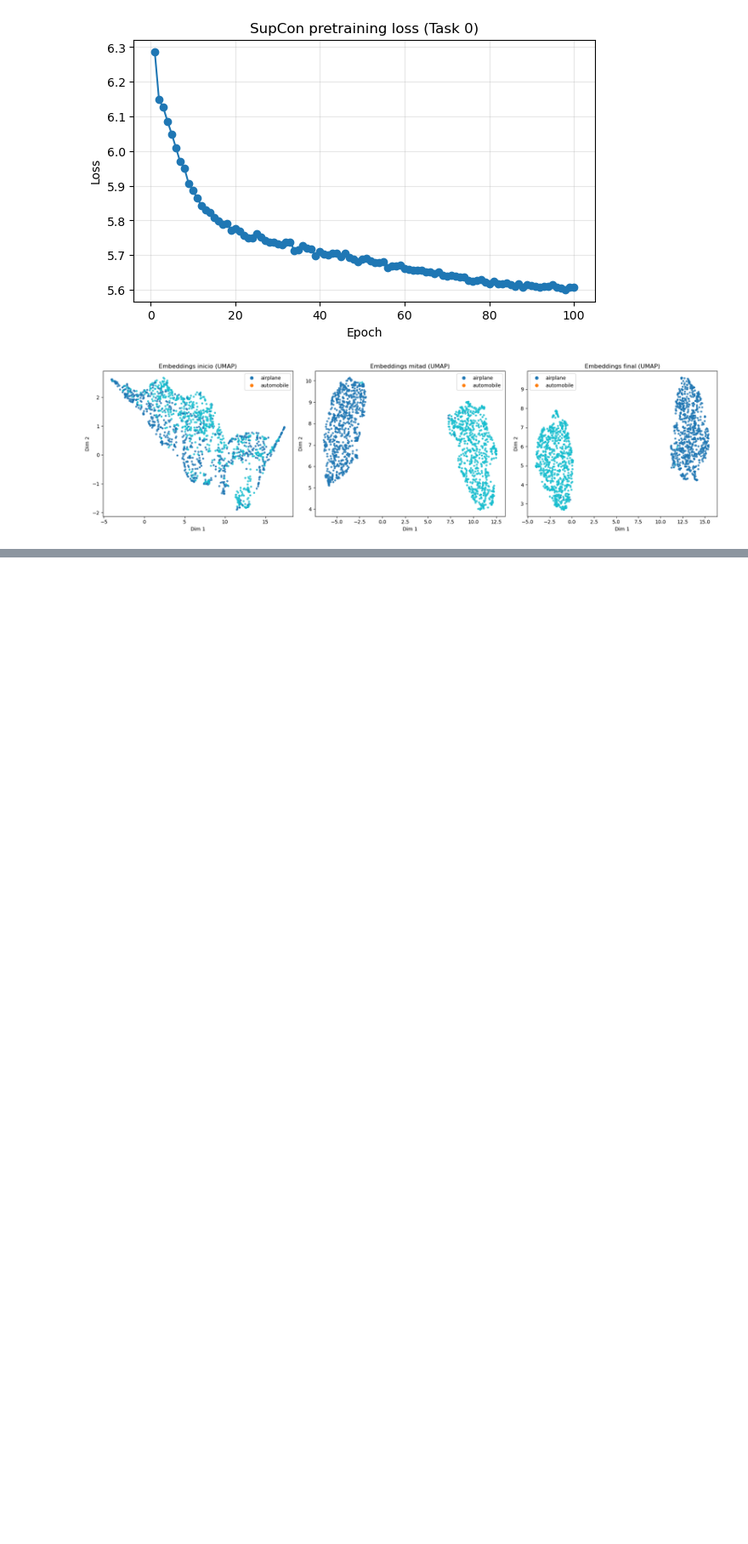
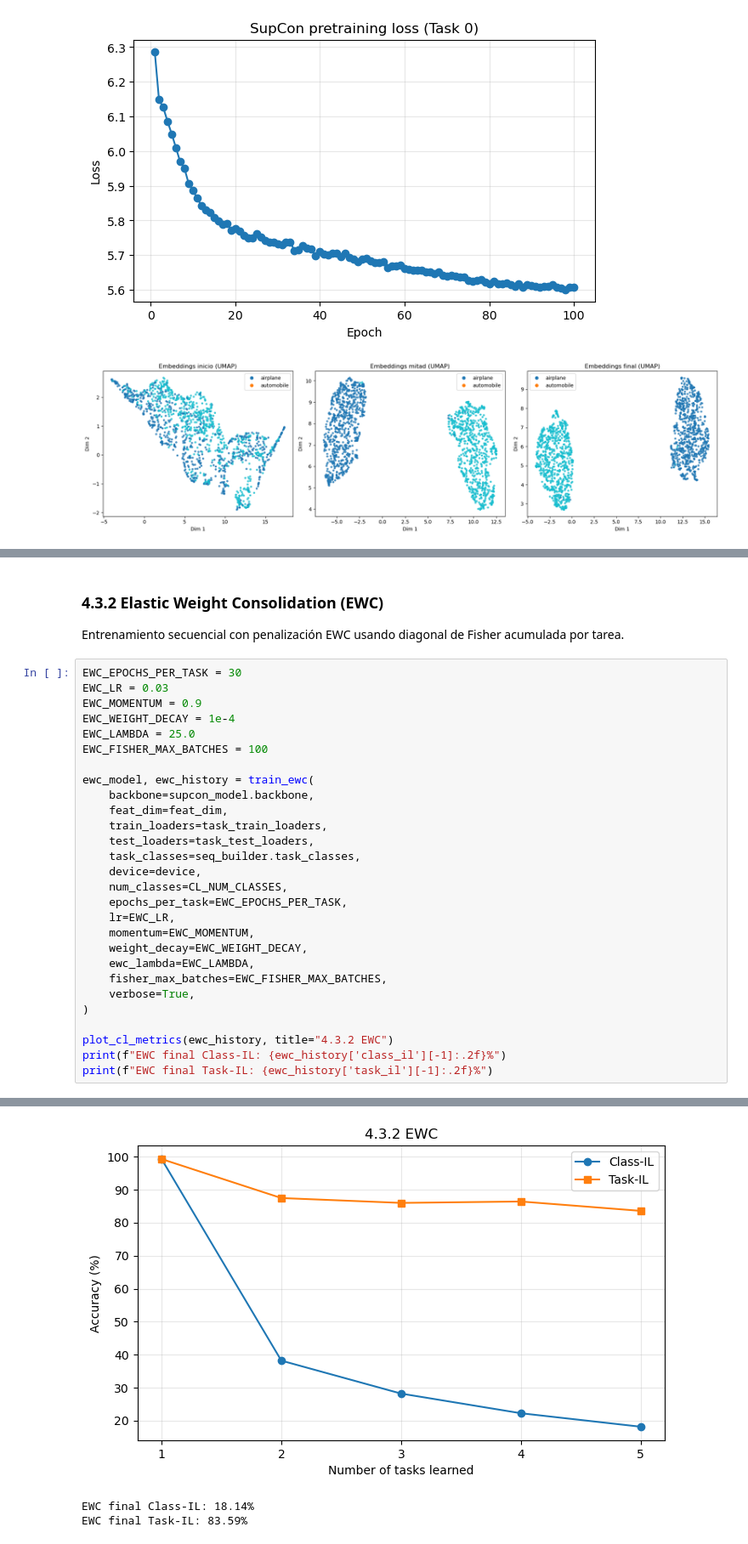
Before and after one commit to Mateo-Giacometti/seq_cifar10_continual_learning, a Jupyter notebook: tp1.ipynb, the cells around one changed output, grey strips where cells are left out. Shown at 85% size. Saved outputs shown, nothing was run; the diff lists cells and outputs as text; blank space fills up the shorter version.

```diff
--- a/tp1.ipynb
+++ b/tp1.ipynb
@@ -299,0 +381,32 @@ Linear Eval | epoch 100/100 | train_loss=0.0000 | train_acc=100.00% | test_acc=9
+# %% [markdown]
+### 4.3.2 Elastic Weight Consolidation (EWC)
+Entrenamiento secuencial con penalización EWC usando diagonal de Fisher acumulada por tarea.
+# %%
+EWC_EPOCHS_PER_TASK = 30
+EWC_LR = 0.03
+EWC_MOMENTUM = 0.9
+EWC_WEIGHT_DECAY = 1e-4
+EWC_LAMBDA = 25.0
+EWC_FISHER_MAX_BATCHES = 100
+
+ewc_model, ewc_history = train_ewc(
+    backbone=supcon_model.backbone,
+    feat_dim=feat_dim,
+    train_loaders=task_train_loaders,
+    test_loaders=task_test_loaders,
+    task_classes=seq_builder.task_classes,
+    device=device,
+    num_classes=CL_NUM_CLASSES,
+    epochs_per_task=EWC_EPOCHS_PER_TASK,
+    lr=EWC_LR,
+    momentum=EWC_MOMENTUM,
+    weight_decay=EWC_WEIGHT_DECAY,
+    ewc_lambda=EWC_LAMBDA,
+    fisher_max_batches=EWC_FISHER_MAX_BATCHES,
+    verbose=True,
+)
+
+plot_cl_metrics(ewc_history, title="4.3.2 EWC")
+print(f"EWC final Class-IL: {ewc_history['class_il'][-1]:.2f}%")
+print(f"EWC final Task-IL: {ewc_history['task_il'][-1]:.2f}%")
+# %% [output]
@@ -299,0 +430,3 @@ Linear Eval | epoch 100/100 | train_loss=0.0000 | train_acc=100.00% | test_acc=9
+[figure, added]
+EWC final Class-IL: 18.14%
+EWC final Task-IL: 83.59%
```
Also changed, not shown: parts of 7 cells of this notebook, 5 other files.
